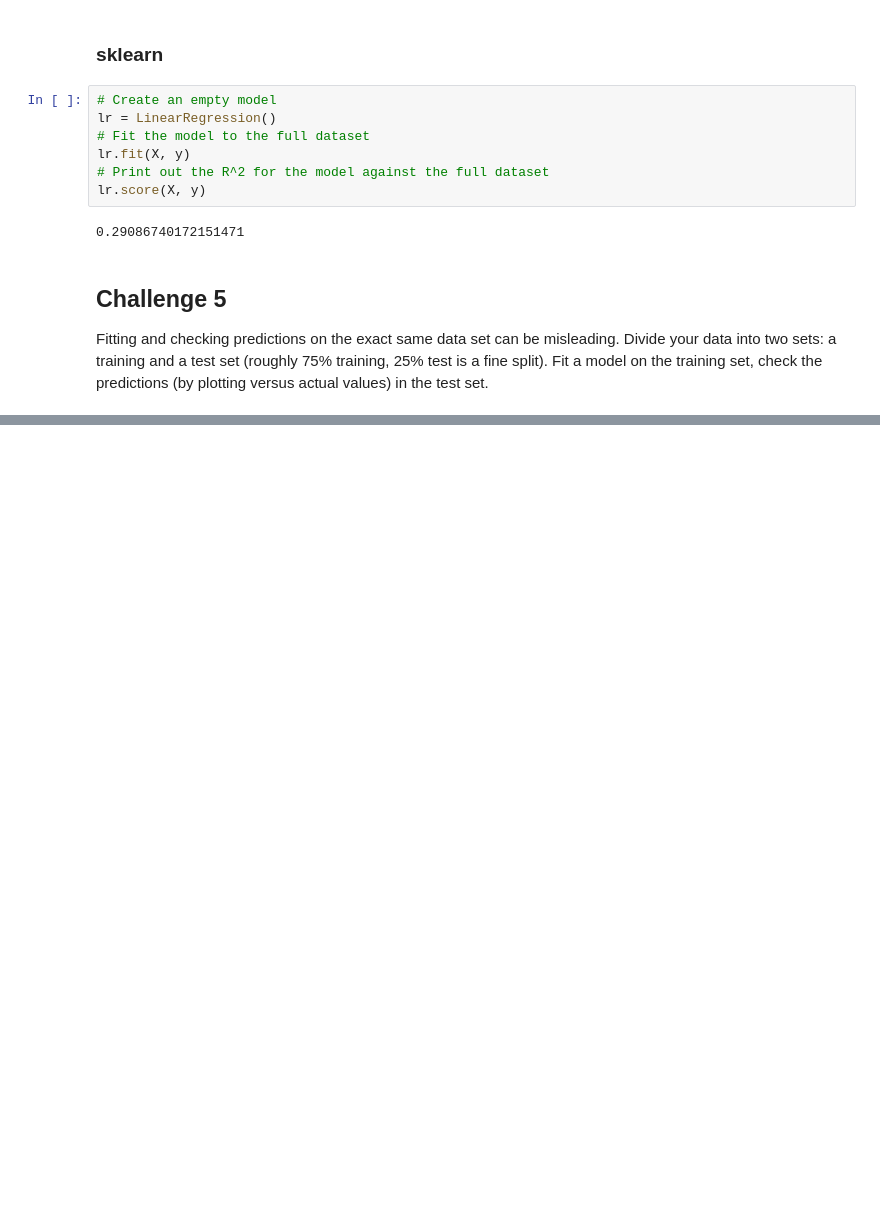
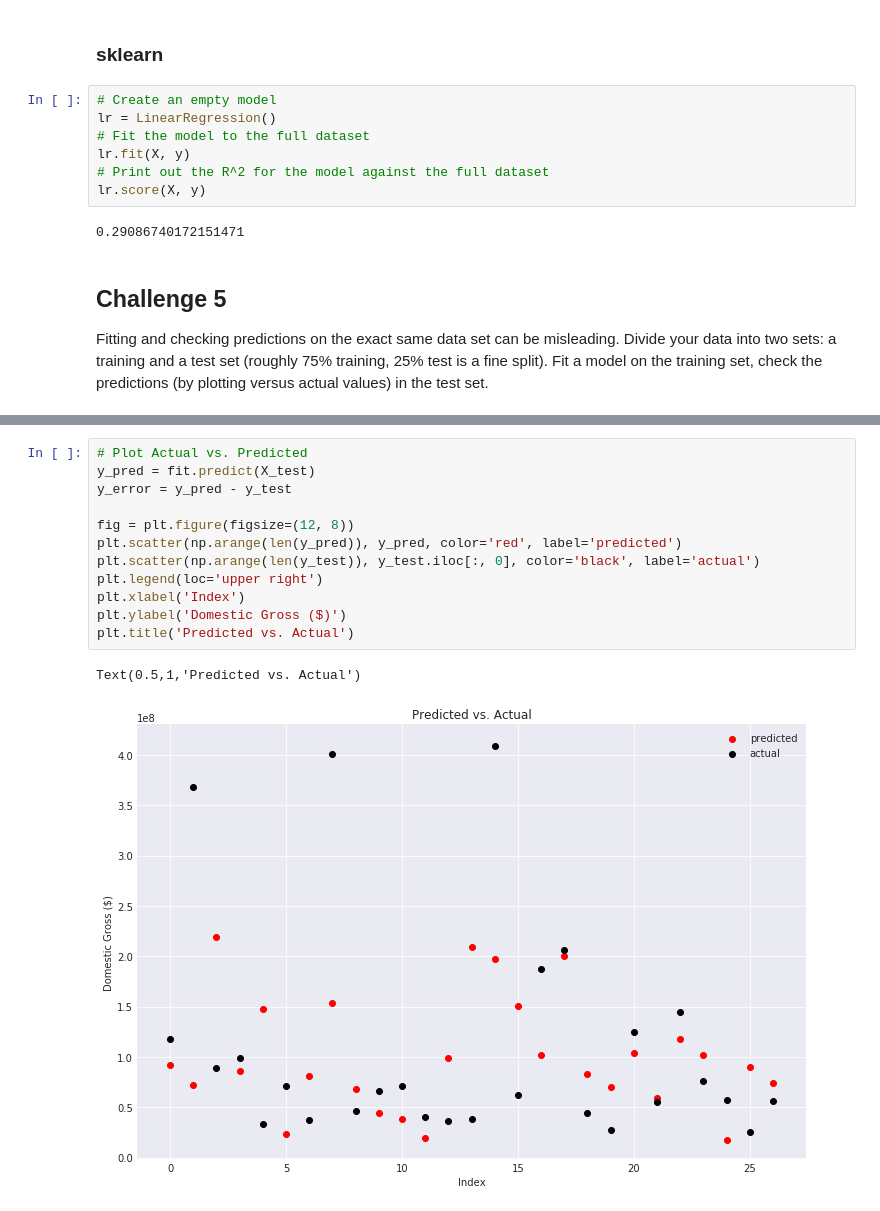
Before and after one commit to cneiderer/Class_Projects, a Jupyter notebook: Challenges/Challenge05.ipynb, the cells around one changed output, grey strips where cells are left out. Cells and saved outputs as stored; diff of their text form; blank space fills up the shorter version.

```diff
--- a/Challenges/Challenge05.ipynb
+++ b/Challenges/Challenge05.ipynb
@@ -344,0 +415,15 @@ in the test set.
+# %%
+# Plot Actual vs. Predicted
+y_pred = fit.predict(X_test)
+y_error = y_pred - y_test
+
+fig = plt.figure(figsize=(12, 8))
+plt.scatter(np.arange(len(y_pred)), y_pred, color='red', label='predicted')
+plt.scatter(np.arange(len(y_test)), y_test.iloc[:, 0], color='black', label='actual')
+plt.legend(loc='upper right')
+plt.xlabel('Index')
+plt.ylabel('Domestic Gross ($)')
+plt.title('Predicted vs. Actual')
+# %% [output]
+Text(0.5,1,'Predicted vs. Actual')
+[figure, added]
```
Also changed, not shown: parts of 18 cells of this notebook.
